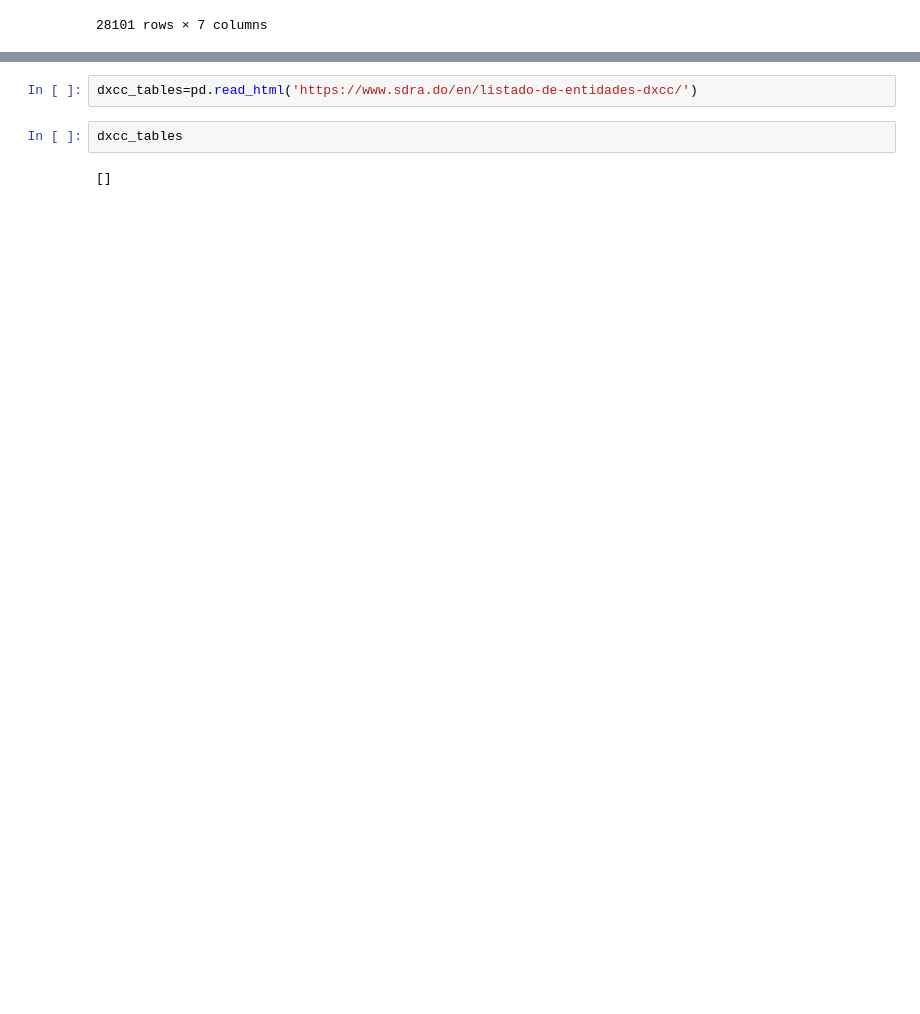
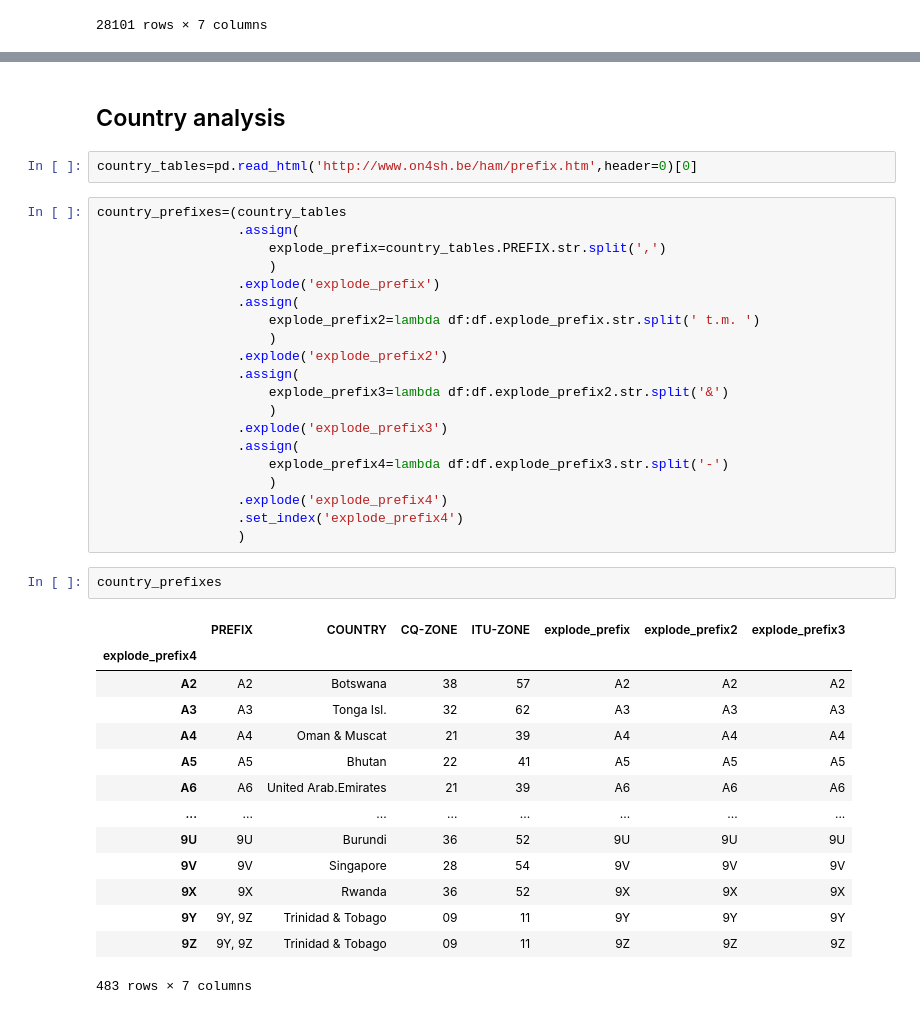
Before and after one commit to stelios-c/amateur_radio, a Jupyter notebook: dx_cluster.ipynb, the cells around one changed output, grey strips where cells are left out. Drawn from its saved outputs; the diff is of its cells as text; blank space fills up the shorter version.

Commit message:
get callsign prefixes

```diff
--- a/dx_cluster.ipynb
+++ b/dx_cluster.ipynb
@@ -423,6 +421,41 @@ concat_df[ concat_df.comment.str.contains("db").fillna(False)]
-# %%
-dxcc_tables=pd.read_html('https://www.sdra.do/en/listado-de-entidades-dxcc/')
-# %%
-dxcc_tables
-# %% [output]
-[]
+# %% [markdown]
+## Country analysis
+# %%
+country_tables=pd.read_html('http://www.on4sh.be/ham/prefix.htm',header=0)[0]
+# %%
+country_prefixes=(country_tables
+                  .assign(
+                      explode_prefix=country_tables.PREFIX.str.split(',')
+                      )
+                  .explode('explode_prefix')
+                  .assign(
+                      explode_prefix2=lambda df:df.explode_prefix.str.split(' t.m. ')
+                      )
+                  .explode('explode_prefix2')
+                  .assign(
+                      explode_prefix3=lambda df:df.explode_prefix2.str.split('&')
+                      )
+                  .explode('explode_prefix3')
+                  .assign(
+                      explode_prefix4=lambda df:df.explode_prefix3.str.split('-')
+                      )
+                  .explode('explode_prefix4')
+                  .set_index('explode_prefix4')
+                  )
+# %%
+country_prefixes
+# %% [output]
+|  | PREFIX | COUNTRY | CQ-ZONE | ITU-ZONE | explode_prefix | explode_prefix2 | explode_prefix3 |
+| explode_prefix4 |  |  |  |  |  |  |  |
+| A2 | A2 | Botswana | 38 | 57 | A2 | A2 | A2 |
+| A3 | A3 | Tonga Isl. | 32 | 62 | A3 | A3 | A3 |
+| A4 | A4 | Oman & Muscat | 21 | 39 | A4 | A4 | A4 |
+| A5 | A5 | Bhutan | 22 | 41 | A5 | A5 | A5 |
+| A6 | A6 | United Arab.Emirates | 21 | 39 | A6 | A6 | A6 |
+| ... | ... | ... | ... | ... | ... | ... | ... |
+| 9U | 9U | Burundi | 36 | 52 | 9U | 9U | 9U |
+| 9V | 9V | Singapore | 28 | 54 | 9V | 9V | 9V |
+| 9X | 9X | Rwanda | 36 | 52 | 9X | 9X | 9X |
+| 9Y | 9Y, 9Z | Trinidad & Tobago | 09 | 11 | 9Y | 9Y | 9Y |
+| 9Z | 9Y, 9Z | Trinidad & Tobago | 09 | 11 | 9Z | 9Z | 9Z |
+483 rows × 7 columns
```
Also changed, not shown: parts of 3 cells of this notebook.
